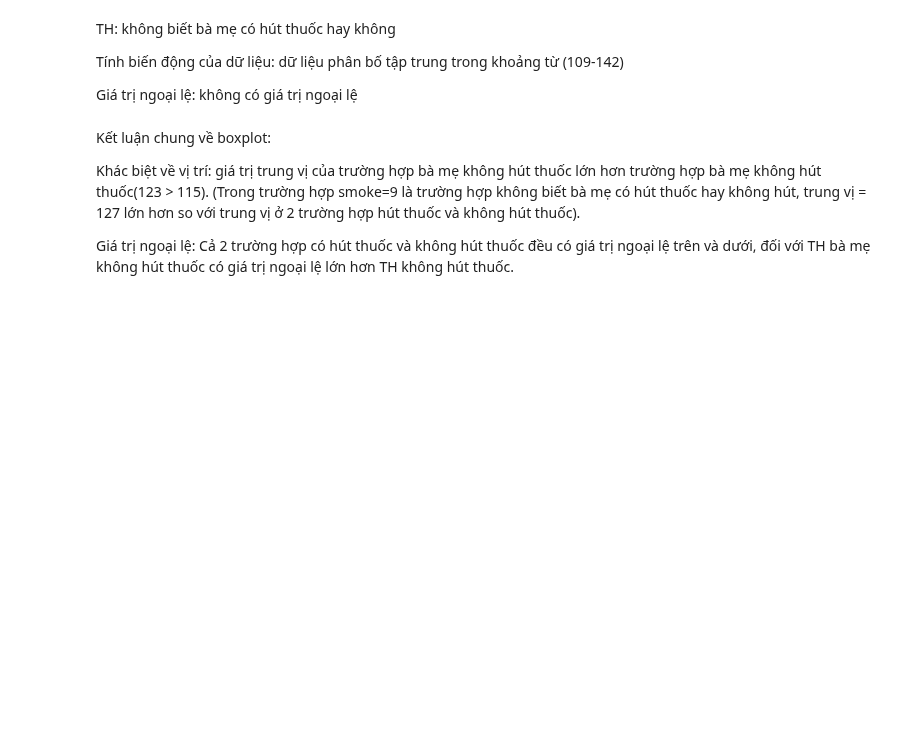
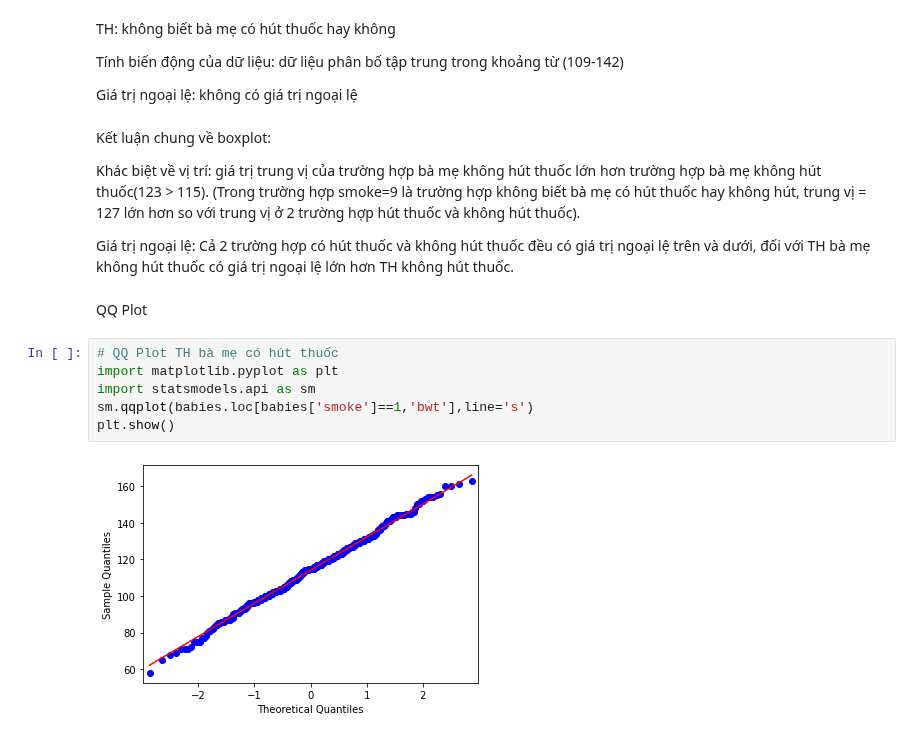
Before and after one commit to trinhvanypro1/-DataAnalystDeepLearning, a Jupyter notebook: Lab5.ipynb, the cells around one changed output. Saved outputs shown, nothing was run; the diff lists cells and outputs as text; blank space fills up the shorter version.

```diff
--- a/Lab5.ipynb
+++ b/Lab5.ipynb
@@ -266,3 +266,13 @@ Kết luận chung về boxplot:
 Khác biệt về vị trí: giá trị trung vị của trường hợp bà mẹ không hút thuốc lớn hơn trường hợp bà mẹ không hút thuốc(123 > 115). (Trong trường hợp smoke=9 là trường hợp không biết bà mẹ có hút thuốc hay không hút, trung vị = 127 lớn hơn so với trung vị ở 2 trường hợp hút thuốc và không hút thuốc).
 
 Giá trị ngoại lệ: Cả 2 trường hợp có hút thuốc và không hút thuốc đều có giá trị ngoại lệ trên và dưới, đối với TH bà mẹ không hút thuốc có giá trị ngoại lệ lớn hơn TH không hút thuốc.
+# %% [markdown]
+QQ Plot
+# %%
+# QQ Plot TH bà mẹ có hút thuốc
+import matplotlib.pyplot as plt
+import statsmodels.api as sm
+sm.qqplot(babies.loc[babies['smoke']==1,'bwt'],line='s')
+plt.show()
+# %% [output]
+[figure, added]
```
Also changed, not shown: parts of 2 cells of this notebook.
